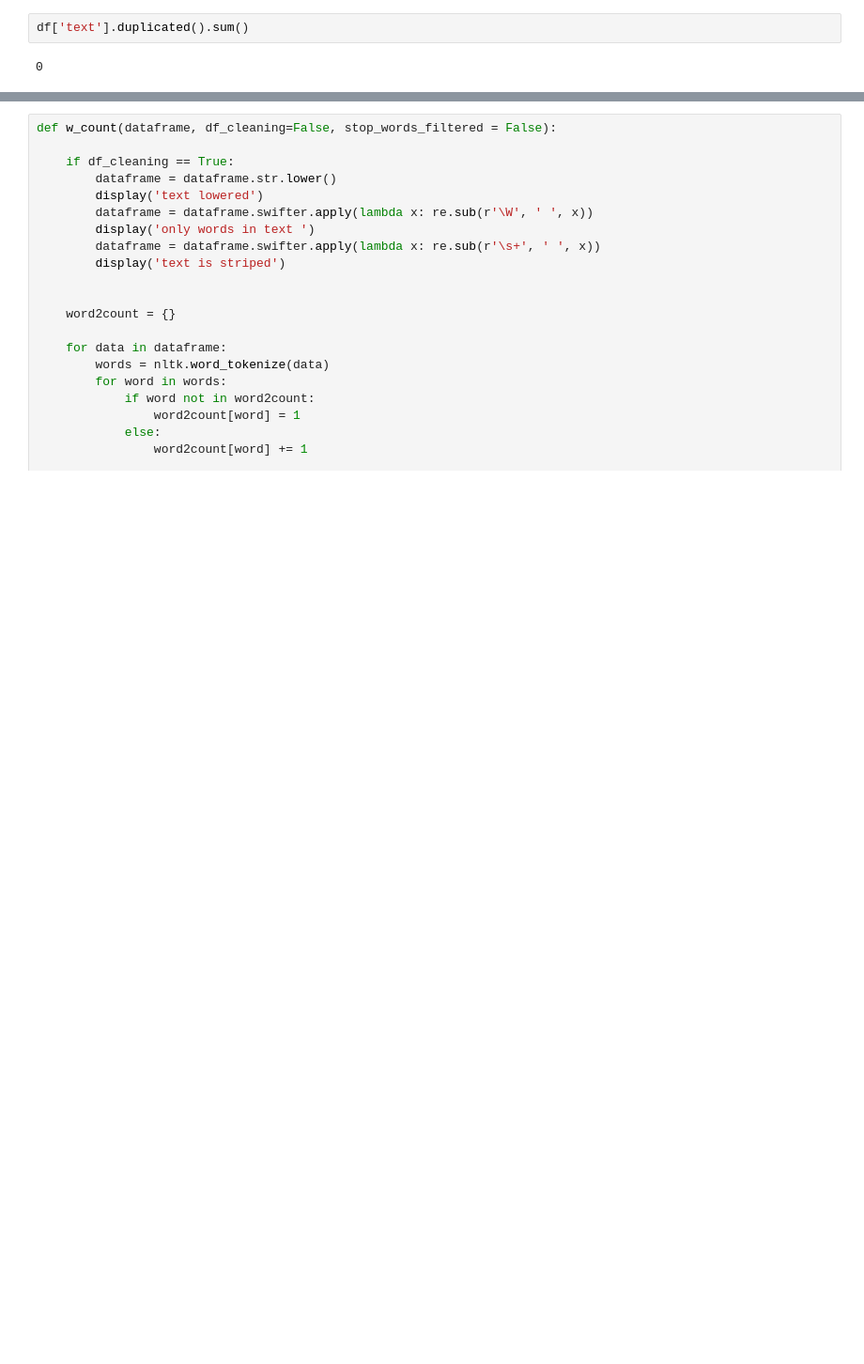
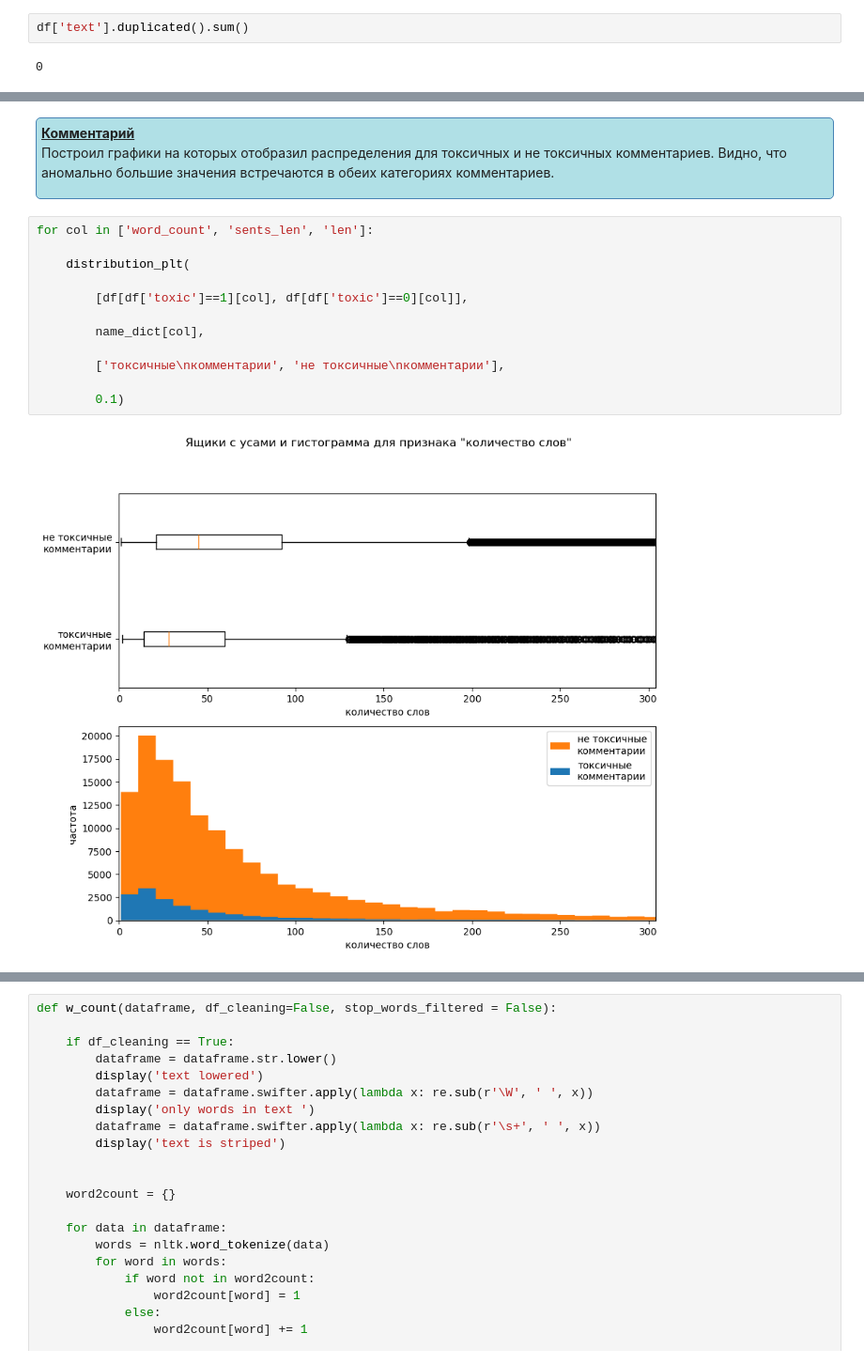
Before and after one commit to green-igor/wiki, a Jupyter notebook: wikiki (1).ipynb, the cells around one changed output, grey strips where cells are left out. Shown at 94% size. Drawn from its saved outputs; the diff is of its cells as text; blank space fills up the shorter version.

```diff
--- a/wikiki (1).ipynb
+++ b/wikiki (1).ipynb
@@ -113,0 +240,23 @@ dtype: int64
+# %% [markdown]
+<div style="background: #B0E0E6; padding: 5px; border: 1px solid SteelBlue; border-radius: 5px;">
+    <font color='4682B4'><u><b>Комментарий</b></u></font>
+    <br />
+    <font color='4682B4'>
+
+Построил графики на которых отобразил распределения для токсичных и не токсичных комментариев. Видно, что аномально большие значения встречаются в обеих категориях комментариев.
+
+</font></div>
+# %%
+for col in ['word_count', 'sents_len', 'len']:
+
+    distribution_plt(
+
+        [df[df['toxic']==1][col], df[df['toxic']==0][col]],
+
+        name_dict[col],
+
+        ['токсичные\nкомментарии', 'не токсичные\nкомментарии'],
+
+        0.1)
+# %% [output]
+[figure, added]
```
Also changed, not shown: parts of 122 cells of this notebook.
